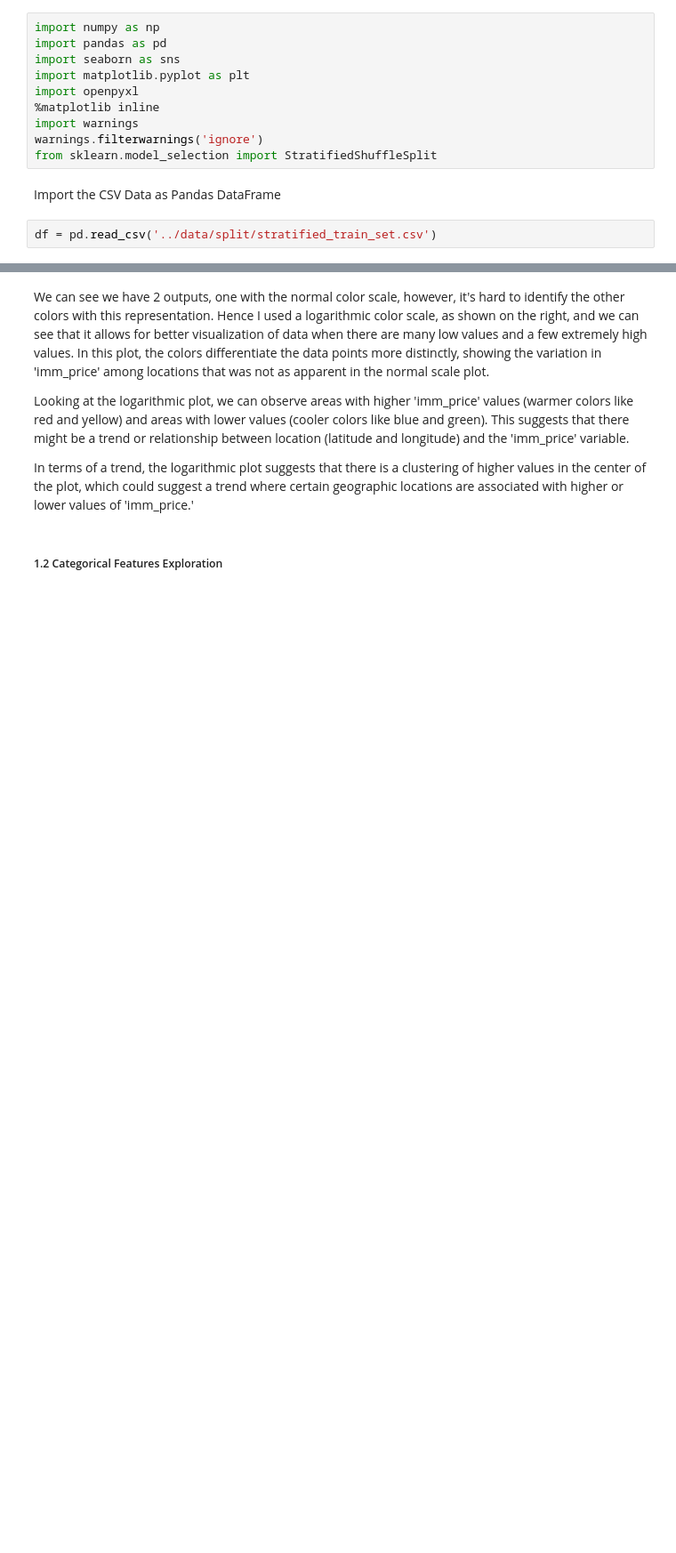
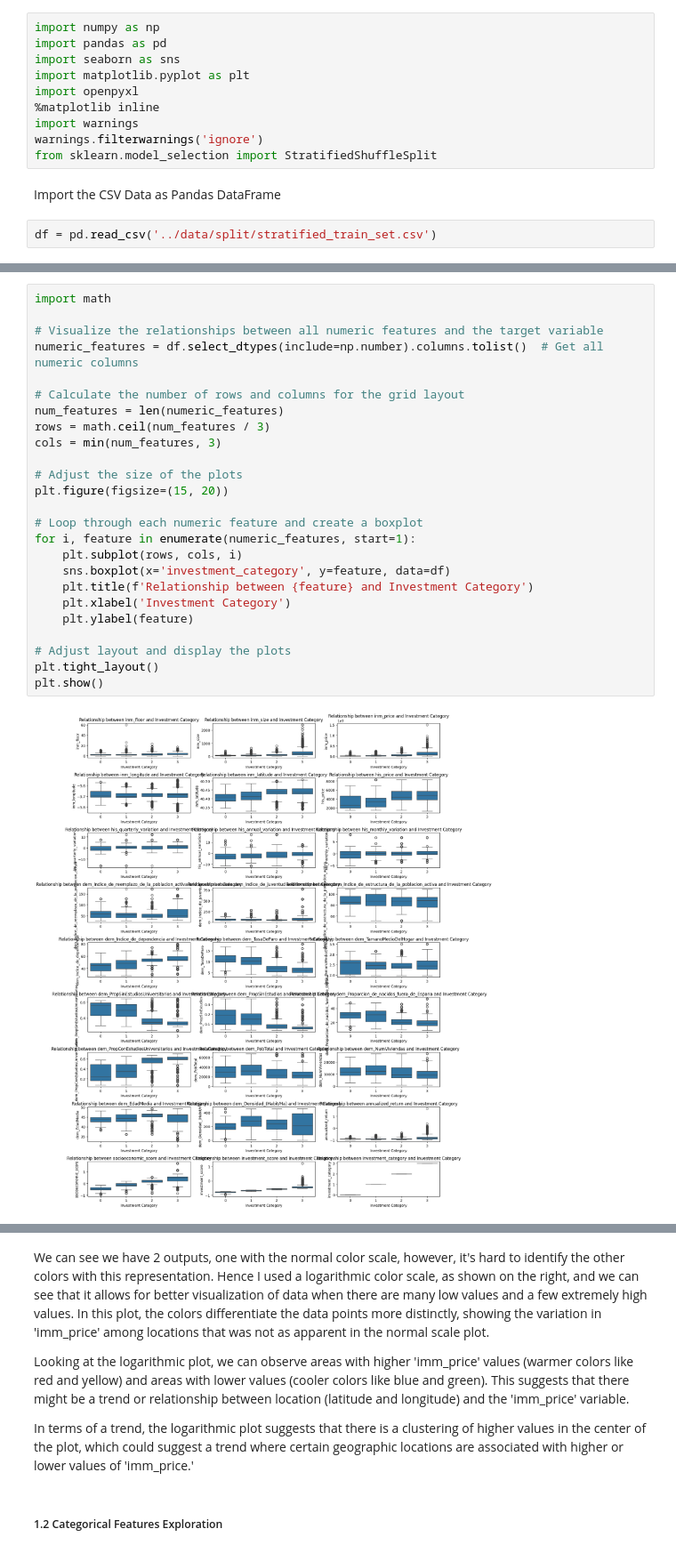
Before and after one commit to adnanbhanji/Madrid-Property-Analysis, a Jupyter notebook: 02_classification/notebooks/02_data_exploration.ipynb, the cells around one changed output, grey strips where cells are left out. Shown at 89% size. Drawn from its saved outputs; the diff is of its cells as text; blank space fills up the shorter version.

```diff
--- a/02_classification/notebooks/02_data_exploration.ipynb
+++ b/02_classification/notebooks/02_data_exploration.ipynb
@@ -105,0 +50,27 @@ plt.show()
+# %%
+import math
+
+# Visualize the relationships between all numeric features and the target variable
+numeric_features = df.select_dtypes(include=np.number).columns.tolist()  # Get all numeric columns
+
+# Calculate the number of rows and columns for the grid layout
+num_features = len(numeric_features)
+rows = math.ceil(num_features / 3)
+cols = min(num_features, 3)
+
+# Adjust the size of the plots
+plt.figure(figsize=(15, 20))
+
+# Loop through each numeric feature and create a boxplot
+for i, feature in enumerate(numeric_features, start=1):
+    plt.subplot(rows, cols, i)
+    sns.boxplot(x='investment_category', y=feature, data=df)
+    plt.title(f'Relationship between {feature} and Investment Category')
+    plt.xlabel('Investment Category')
+    plt.ylabel(feature)
+
+# Adjust layout and display the plots
+plt.tight_layout()
+plt.show()
+# %% [output]
+[figure, added]
```
Also changed, not shown: parts of 19 cells of this notebook, 1 other file.
